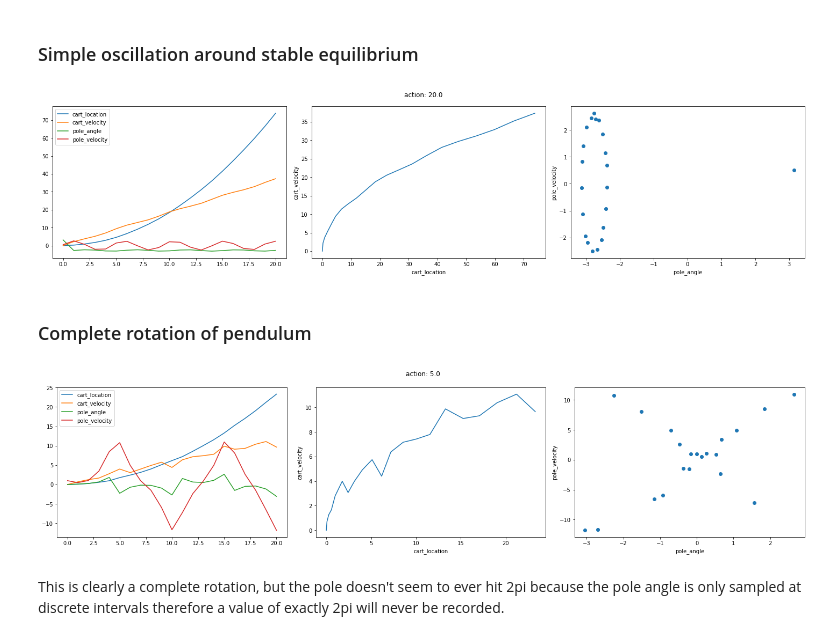
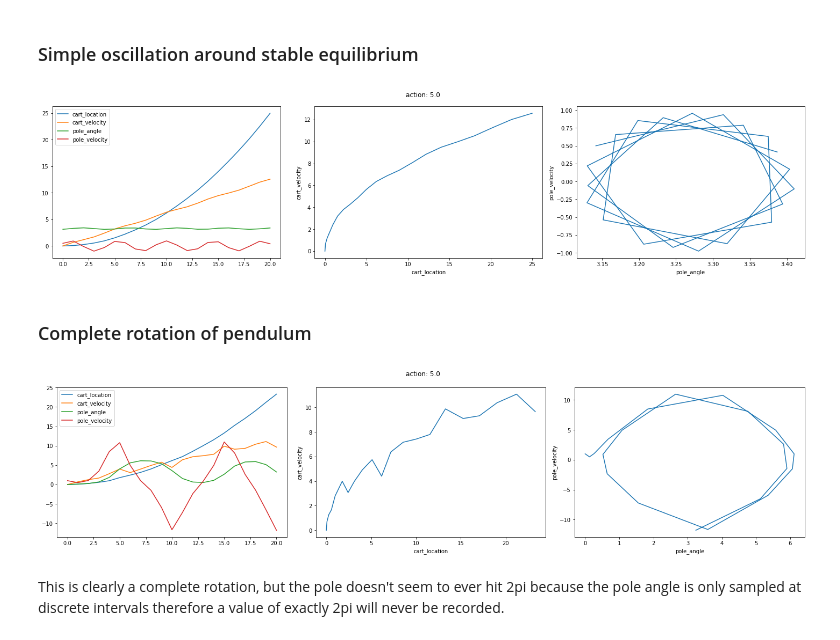
Before and after one commit to jordanesmith/SF3-Machine-Learning-Project, a Jupyter notebook: Task1.ipynb, the cells around one changed output. Cells and saved outputs as stored; diff of their text form; code cells hidden in the pictures.

```diff
--- a/Task1.ipynb
+++ b/Task1.ipynb
@@ -21,5 +21,5 @@ list_of_index_pairs = [[0,1],[0,2],[0,3],[1,2],[1,3],[2,3]]
 no_samples = 20
 x_range_for_index = {0 : np.linspace(-5,5,no_samples), 1 : np.linspace(-10,10,no_samples), 2 : np.linspace(-np.pi,np.pi,no_samples), 3 : np.linspace(-15,15,no_samples)}
 
-remap_angle = True
+remap_angle_ = True
 # %% [output]
@@ -29,17 +29,17 @@ remap_angle = True
 # %% [markdown]
 ### Simple oscillation around stable equilibrium
 # %%
-history = move_cart([0,0,np.pi,0.5, 20.0], steps=20, remap_angle=remap_angle)
+history = move_cart([0,0,np.pi,0.5,5.0], steps=20, remap_angle_=remap_angle_)
 # plt.savefig(plot_path + 'rollout_stable_equilibrium_with_action')
 # %% [output]
-[figure, old version]
+[figure, new version]
 # %% [markdown]
 ### Complete rotation of pendulum
 # %%
-history = move_cart([0,0,0,1, 5.0], steps=20, remap_angle=remap_angle)
+history = move_cart([0,0,0,1, 5.0], steps=20, remap_angle_=remap_angle_)
 # plt.savefig(plot_path + 'rollout_complete_rotation_with_action')
 # %% [output]
-[figure, old version]
+[figure, new version]
 # %% [markdown]
 This is clearly a complete rotation, but the pole doesn't seem to ever hit 2pi because the pole angle is only sampled at discrete intervals therefore a value of exactly 2pi will never be recorded.
 # %% [markdown]
```
Also changed, not shown: parts of 13 cells of this notebook, 3 other files.
